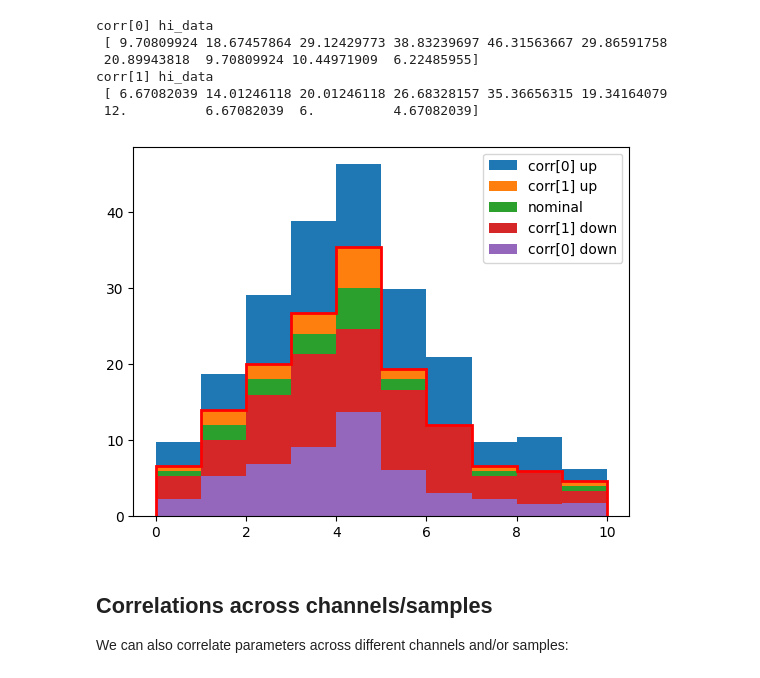
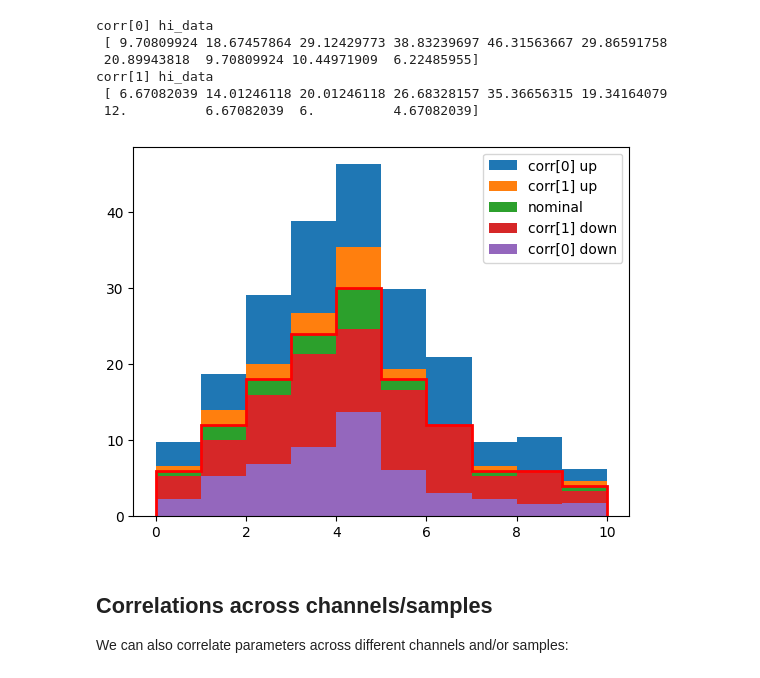
Before and after one commit to lorenzennio/pyhfcorr, a Jupyter notebook: examples.ipynb, the cells around one changed output. Saved outputs shown, nothing was run; the diff lists cells and outputs as text; code cells hidden in the pictures.

```diff
--- a/examples.ipynb
+++ b/examples.ipynb
@@ -251,26 +251,26 @@ corr[1] hi_data
 # %%
 plt.stairs(2*hist2+scale_factors[0]*hist1+scale_factors[0]*hist2,
            bins, fill = True, label = "corr[0] up")
 plt.stairs(2*hist2-scale_factors[1]*hist1+scale_factors[1]*hist2,
            bins, fill = True, label = "corr[1] up")
 plt.stairs(2*hist2, bins, fill=True, label = "nominal")
 plt.stairs(2*hist2+scale_factors[1]*hist1-scale_factors[1]*hist2,
            bins, fill = True, label = "corr[1] down")
 plt.stairs(2*hist2-scale_factors[0]*hist1-scale_factors[0]*hist2,
            bins, fill = True, label = "corr[0] down")
 
 initial_parameters = new_model.config.suggested_init()
 
 # we can set corr[0] and corr[1] to (-1, 0, +1) to check the agreement with the expectation
-initial_parameters[0] = 0.
-initial_parameters[1] = 1.
+initial_parameters[new_model.config.par_slice('corr[0]').start] = 0.
+initial_parameters[new_model.config.par_slice('corr[1]').start] = 0.
 
 plt.stairs(new_model.expected_data(initial_parameters, include_auxdata=False), bins, linewidth=2, color='r')
 
 plt.legend()
 plt.show()
 # %% [output]
-[figure, old version]
+[figure, new version]
 # %% [markdown]
 ## Correlations across channels/samples
 
```
Also changed, not shown: parts of 3 cells of this notebook.
